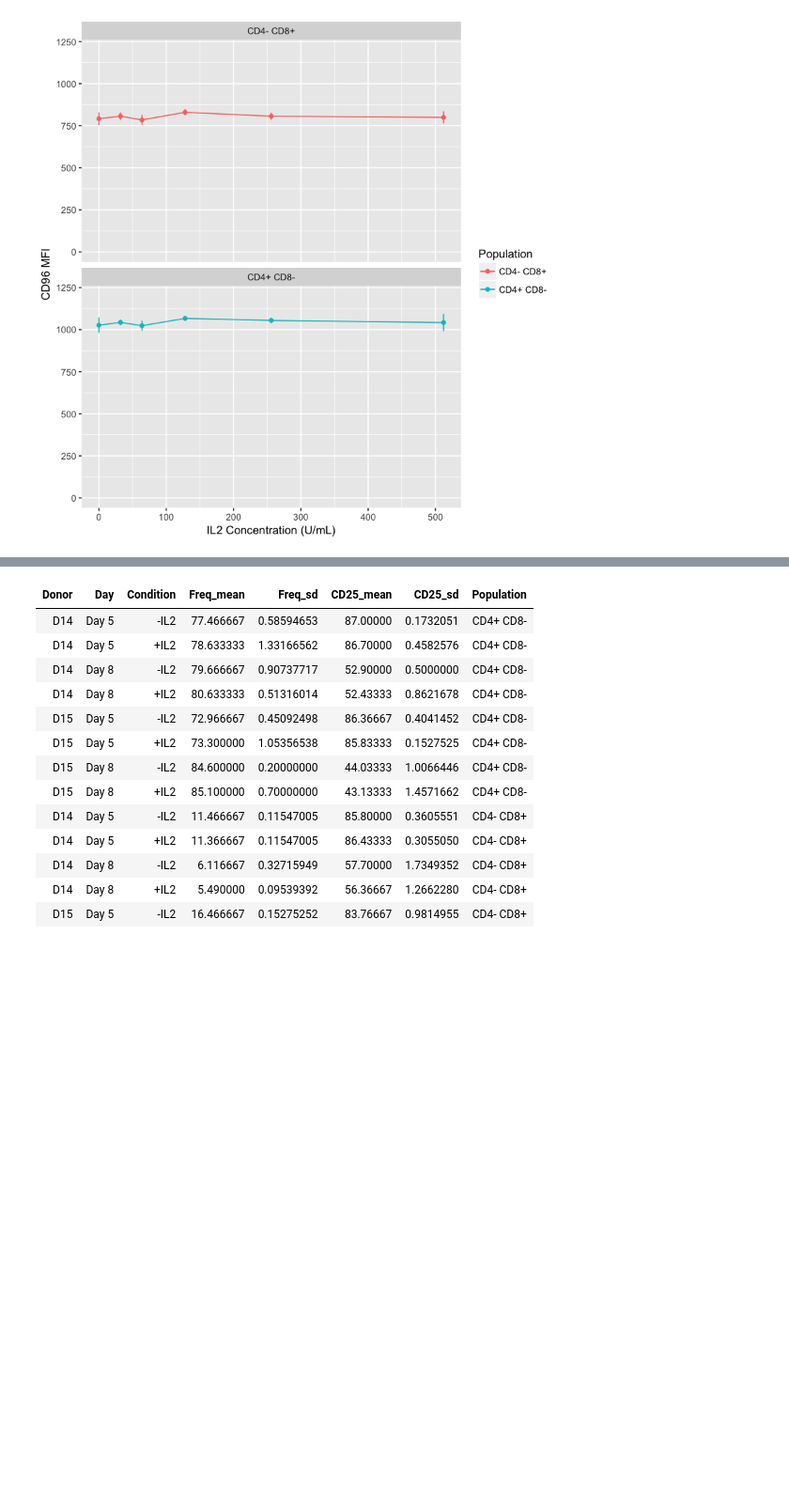
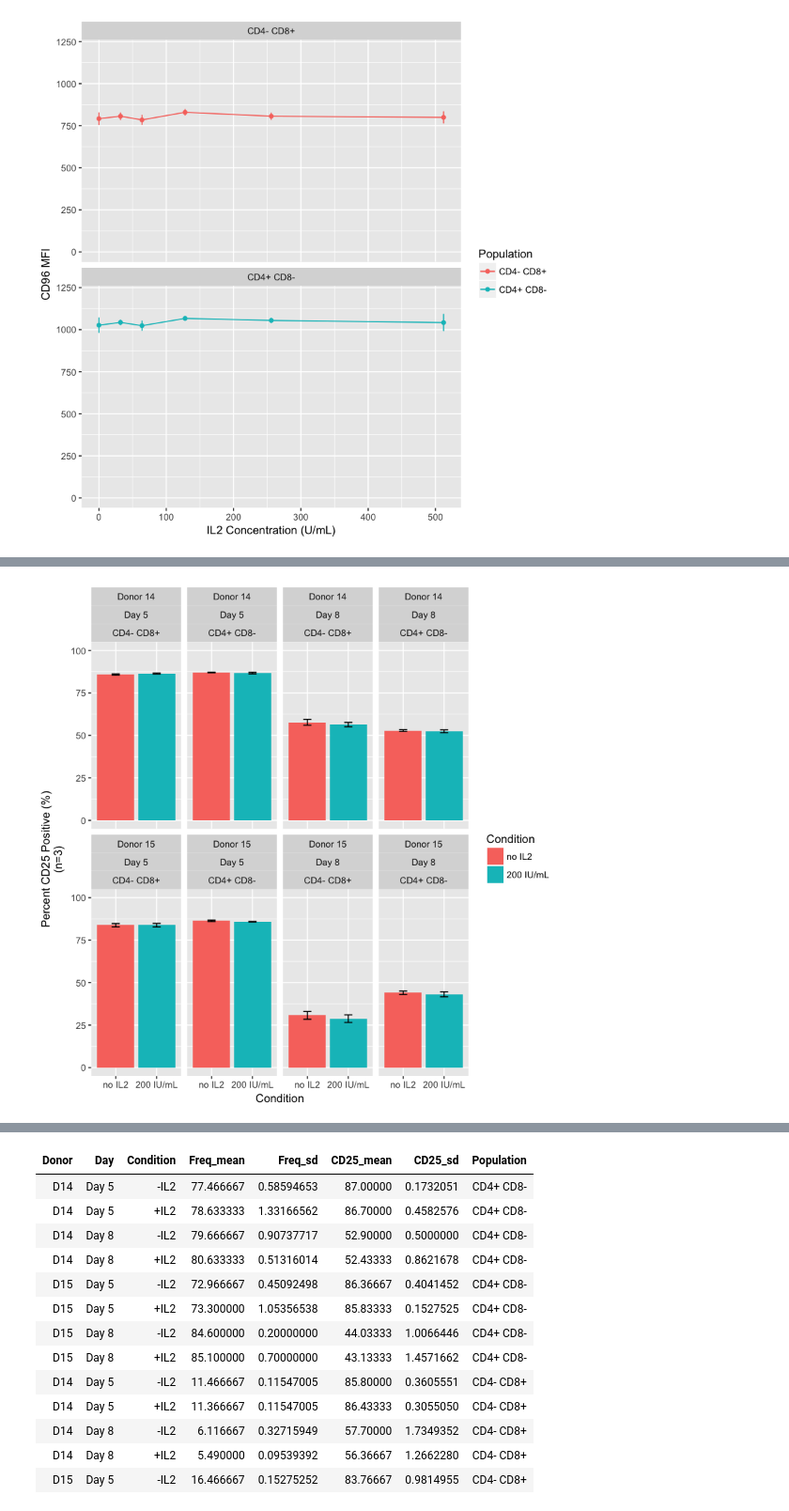
Before and after one commit to hammerlab/t-cell-guide, a Jupyter notebook: analyses/il2-titration/IL2 titration results from multiple assays.ipynb, the cells around one changed output, grey strips where cells are left out. Shown: that part at 94% size. Saved outputs shown, nothing was run; the diff lists cells and outputs as text; code cells hidden in the pictures; blank space fills up the shorter version.

```diff
--- a/analyses/il2-titration/IL2 titration results from multiple assays.ipynb
+++ b/analyses/il2-titration/IL2 titration results from multiple assays.ipynb
@@ -174,0 +236,13 @@ ggplot(aes(x=`Condition`, y=`Live_count_avg`, group=`Donor`, fill=`Condition`))
+# %%
+cd48_25 %>%
+    ggplot(aes(x=`Condition`, y=`CD25_mean`, fill=`Condition`)) +
+    geom_col() +
+    geom_errorbar(
+        aes(ymax=`CD25_mean`+`CD25_sd`, ymin=`CD25_mean`-`CD25_sd`),
+        width=.2
+    ) +
+    facet_wrap(~`Donor` + `Day` + `Population`, ncol=4) +
+    ylab('Percent CD25 Positive (%)\n(n=3)') +
+    ylim(0, 100)
+# %% [output]
+[figure, added]
```
Also changed, not shown: parts of 12 cells of this notebook.
